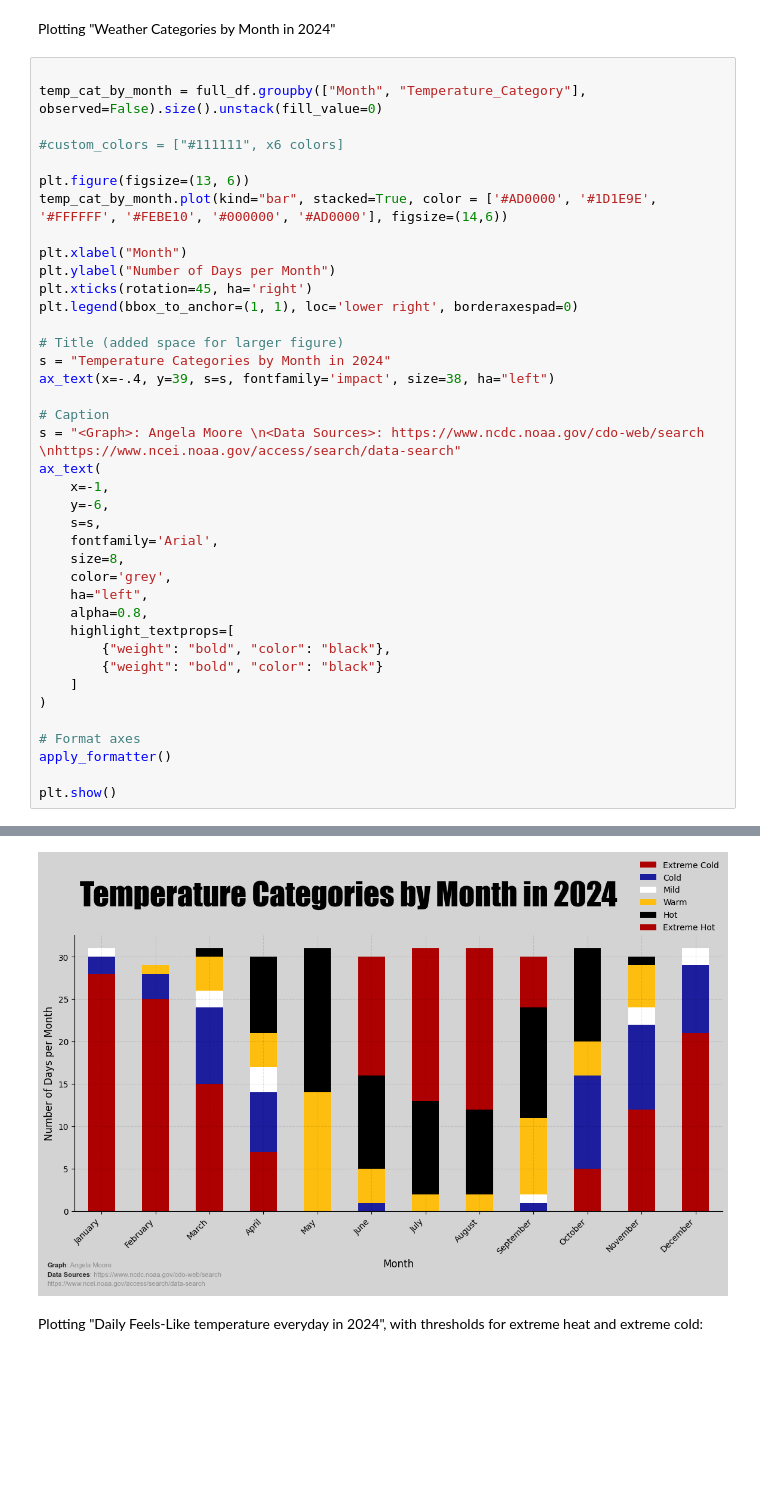
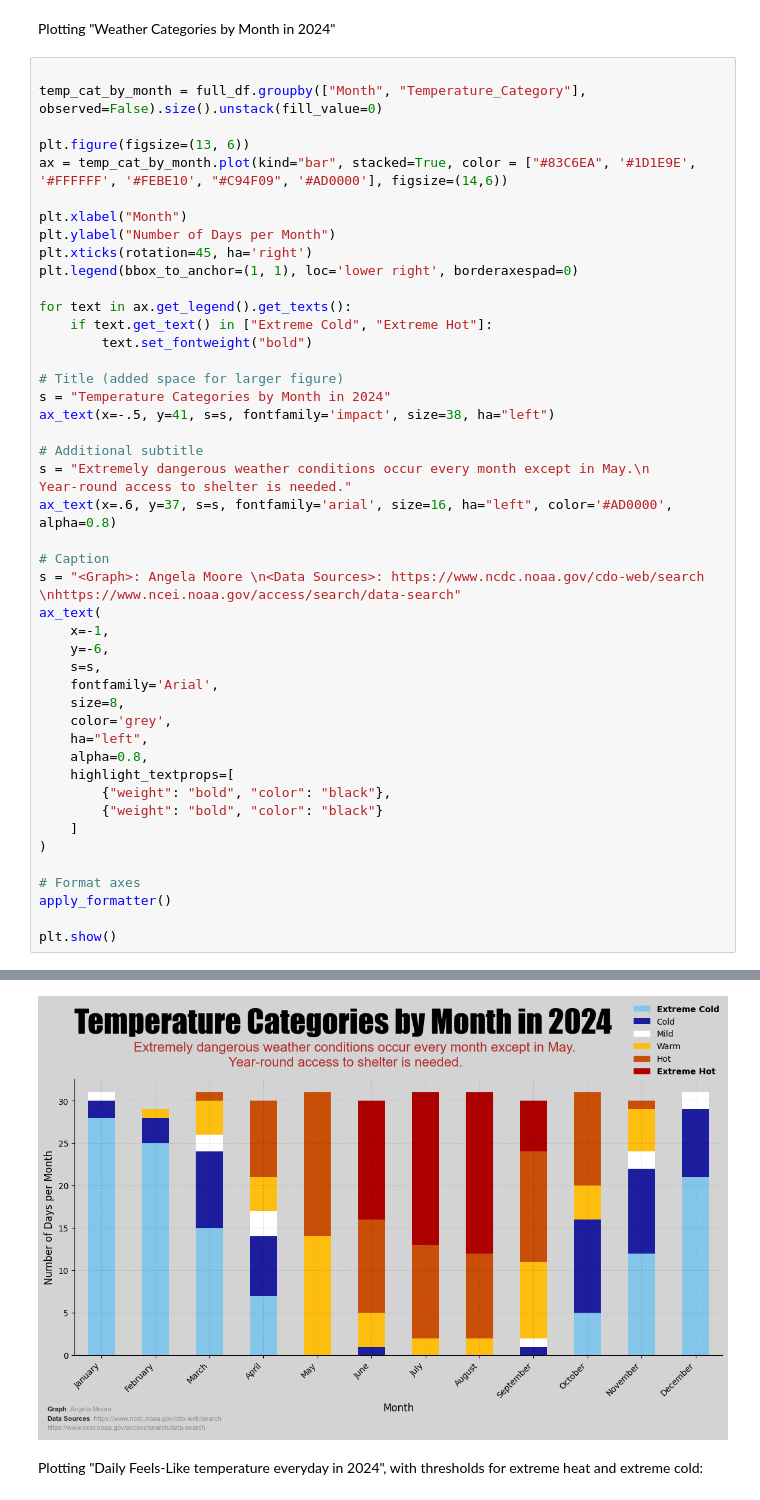
Before and after one commit to Code-You-Contributors/HUD_data_master, a Jupyter notebook: angela/angela.ipynb, the cells around one changed output, grey strips where cells are left out. Cells and saved outputs as stored; diff of their text form; blank space fills up the shorter version.

```diff
--- a/angela/angela.ipynb
+++ b/angela/angela.ipynb
@@ -842,44 +841,50 @@ Plotting "Weather Categories by Month in 2024"
 
 temp_cat_by_month = full_df.groupby(["Month", "Temperature_Category"], observed=False).size().unstack(fill_value=0)
 
-#custom_colors = ["#111111", x6 colors]
-
 plt.figure(figsize=(13, 6))
-temp_cat_by_month.plot(kind="bar", stacked=True, color = ['#AD0000', '#1D1E9E', '#FFFFFF', '#FEBE10', '#000000', '#AD0000'], figsize=(14,6))
+ax = temp_cat_by_month.plot(kind="bar", stacked=True, color = ["#83C6EA", '#1D1E9E', '#FFFFFF', '#FEBE10', "#C94F09", '#AD0000'], figsize=(14,6))
 
 plt.xlabel("Month")
 plt.ylabel("Number of Days per Month")
 plt.xticks(rotation=45, ha='right')
 plt.legend(bbox_to_anchor=(1, 1), loc='lower right', borderaxespad=0)
 
+for text in ax.get_legend().get_texts():
+    if text.get_text() in ["Extreme Cold", "Extreme Hot"]:
+        text.set_fontweight("bold")
+
 # Title (added space for larger figure)
 s = "Temperature Categories by Month in 2024"
-ax_text(x=-.4, y=39, s=s, fontfamily='impact', size=38, ha="left")
+ax_text(x=-.5, y=41, s=s, fontfamily='impact', size=38, ha="left")
+
+# Additional subtitle
+s = "Extremely dangerous weather conditions occur every month except in May.\n                          Year-round access to shelter is needed."
+ax_text(x=.6, y=37, s=s, fontfamily='arial', size=16, ha="left", color='#AD0000', alpha=0.8)
 
 # Caption
 s = "<Graph>: Angela Moore \n<Data Sources>: https://www.ncdc.noaa.gov/cdo-web/search \nhttps://www.ncei.noaa.gov/access/search/data-search"
 ax_text(
     x=-1,
     y=-6,
     s=s,
     fontfamily='Arial',
     size=8,
     color='grey',
     ha="left",
     alpha=0.8,
     highlight_textprops=[
         {"weight": "bold", "color": "black"},
         {"weight": "bold", "color": "black"}
     ]
 )
 
 # Format axes
 apply_formatter()
 
 plt.show()
 # %% [output]
 <Figure size 1300x600 with 0 Axes>
-[figure, old version]
+[figure, new version]
 # %% [markdown]
 Plotting "Daily Feels-Like temperature everyday in 2024", with thresholds for extreme heat and extreme cold:
 # %%
```
Also changed, not shown: parts of 4 cells of this notebook.
